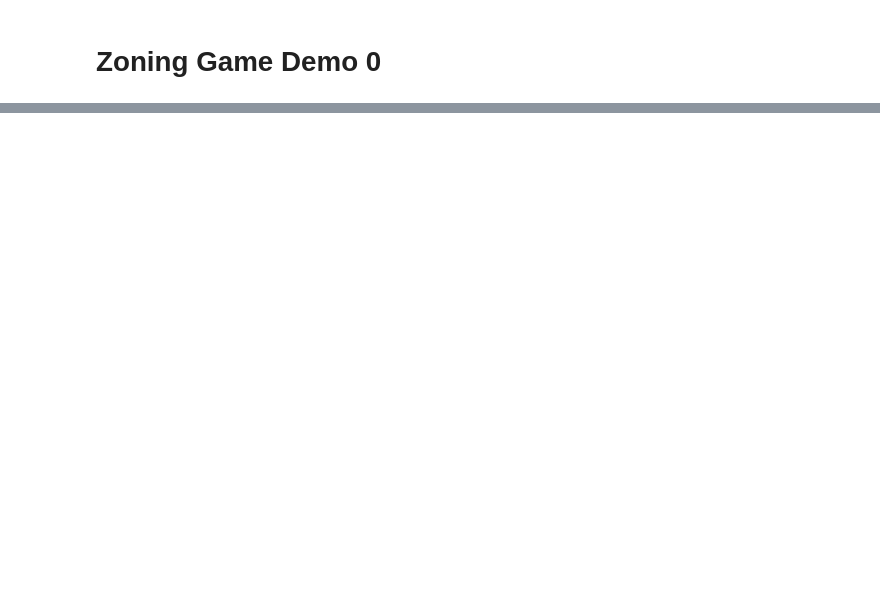
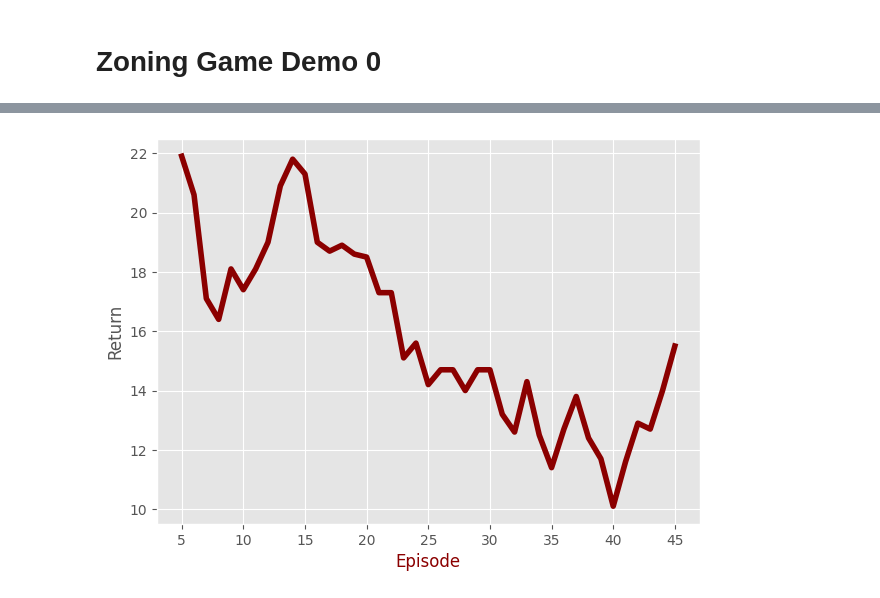
Before and after one commit to NREL/nsai-for-infrastructure, a Jupyter notebook: src/zg_game_demo_0.ipynb, the cells around one changed output, grey strips where cells are left out. Drawn from its saved outputs; the diff is of its cells as text; code cells hidden in the pictures; blank space fills up the shorter version.

Commit message:
Make alphazero_torch run on zoning game

```diff
--- a/src/zg_game_demo_0.ipynb
+++ b/src/zg_game_demo_0.ipynb
@@ -33,0 +71,4 @@ Current grid score is 5.
+# %%
+episode_returns,timepoints,a_best,seed_best,R_best = azt.agent(
+    game="zg/ZoningGameEnv-v0", n_ep=50, n_mcts=10, max_ep_len=300, lr=0.00001,
+    c=1.5, gamma=1.0, data_size=1000, batch_size=32, temp=1.0, n_hidden_layers=2, n_hidden_units=128, nsites=20)
@@ -33,0 +94,12 @@ Current grid score is 5.
+# %%
+def plot_results(episode_returns, window=10):
+    fig,ax = plt.subplots(1,figsize=[7,5])
+    total_eps = len(episode_returns)
+    episode_returns_smoothed = helpers.smooth(episode_returns,window,mode='valid')
+    ax.plot(helpers.symmetric_remove(np.arange(total_eps),window-1),episode_returns_smoothed,linewidth=4,color='darkred')
+    ax.set_ylabel('Return')
+    ax.set_xlabel('Episode',color='darkred')
+    plt.plot()
+plot_results(episode_returns)
+# %% [output]
+[figure, added]
```
Also changed, not shown: parts of 8 cells of this notebook, 4 other files.
